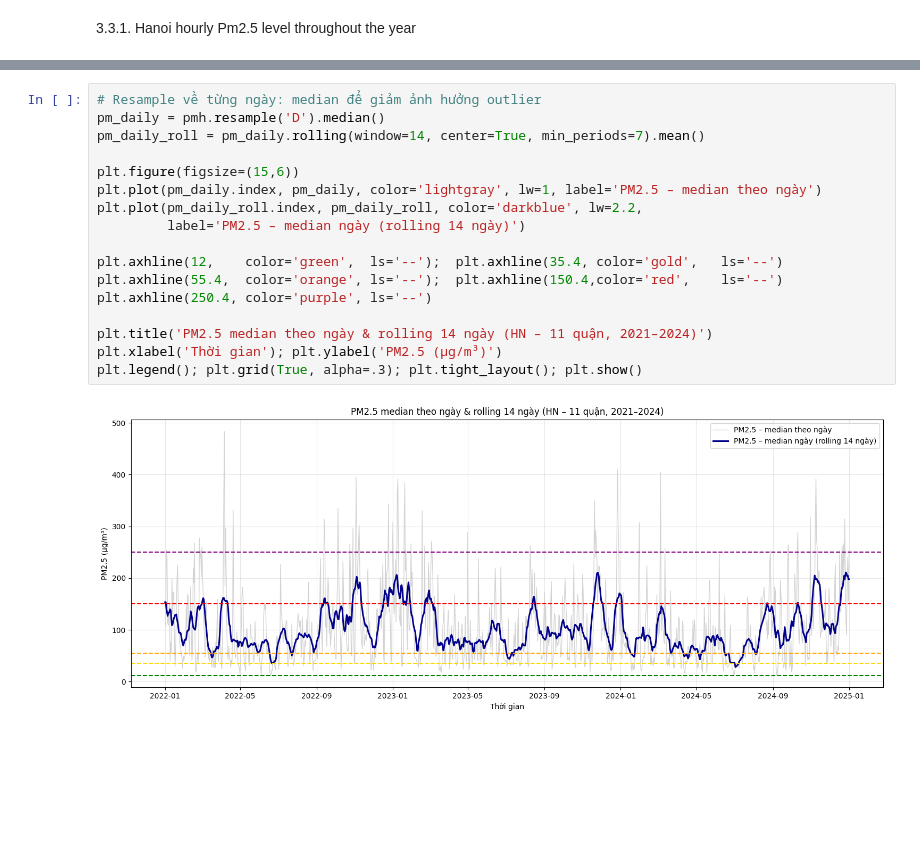
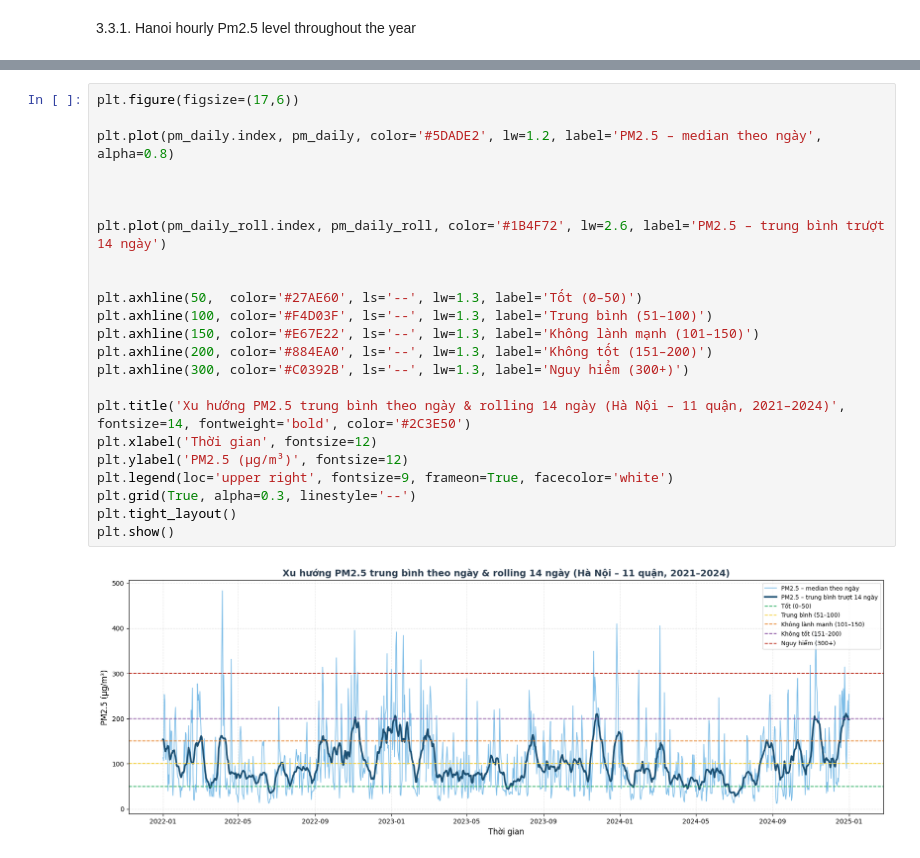
Before and after one commit to HoangHumg1210/Air_Quality-Analysis_HN, a Jupyter notebook: data/Exploratory Data Analysis.ipynb, the cells around one changed output, grey strips where cells are left out. Saved outputs shown, nothing was run; the diff lists cells and outputs as text; blank space fills up the shorter version.

Commit message:
Ngày 8/10/2025

```diff
--- a/data/Exploratory Data Analysis.ipynb
+++ b/data/Exploratory Data Analysis.ipynb
@@ -176,19 +197,25 @@ plt.legend(loc='upper right', fontsize=9); plt.grid(True, alpha=.3); plt.tight_l
 # %%
-# Resample về từng ngày: median để giảm ảnh hưởng outlier
-pm_daily = pmh.resample('D').median()
-pm_daily_roll = pm_daily.rolling(window=14, center=True, min_periods=7).mean()
+plt.figure(figsize=(17,6))
 
-plt.figure(figsize=(15,6))
-plt.plot(pm_daily.index, pm_daily, color='lightgray', lw=1, label='PM2.5 – median theo ngày')
-plt.plot(pm_daily_roll.index, pm_daily_roll, color='darkblue', lw=2.2,
-         label='PM2.5 – median ngày (rolling 14 ngày)')
+plt.plot(pm_daily.index, pm_daily, color='#5DADE2', lw=1.2, label='PM2.5 – median theo ngày', alpha=0.8)
 
-plt.axhline(12,    color='green',  ls='--');  plt.axhline(35.4, color='gold',   ls='--')
-plt.axhline(55.4,  color='orange', ls='--');  plt.axhline(150.4,color='red',    ls='--')
-plt.axhline(250.4, color='purple', ls='--')
 
-plt.title('PM2.5 median theo ngày & rolling 14 ngày (HN – 11 quận, 2021–2024)')
-plt.xlabel('Thời gian'); plt.ylabel('PM2.5 (μg/m³)')
-plt.legend(); plt.grid(True, alpha=.3); plt.tight_layout(); plt.show()
+
+plt.plot(pm_daily_roll.index, pm_daily_roll, color='#1B4F72', lw=2.6, label='PM2.5 – trung bình trượt 14 ngày')
+
+
+plt.axhline(50,  color='#27AE60', ls='--', lw=1.3, label='Tốt (0–50)')
+plt.axhline(100, color='#F4D03F', ls='--', lw=1.3, label='Trung bình (51–100)')
+plt.axhline(150, color='#E67E22', ls='--', lw=1.3, label='Không lành mạnh (101–150)')
+plt.axhline(200, color='#884EA0', ls='--', lw=1.3, label='Không tốt (151–200)')
+plt.axhline(300, color='#C0392B', ls='--', lw=1.3, label='Nguy hiểm (300+)')
+
+plt.title('Xu hướng PM2.5 trung bình theo ngày & rolling 14 ngày (Hà Nội – 11 quận, 2021–2024)', fontsize=14, fontweight='bold', color='#2C3E50')
+plt.xlabel('Thời gian', fontsize=12)
+plt.ylabel('PM2.5 (μg/m³)', fontsize=12)
+plt.legend(loc='upper right', fontsize=9, frameon=True, facecolor='white')
+plt.grid(True, alpha=0.3, linestyle='--')
+plt.tight_layout()
+plt.show()
 # %% [output]
-[figure, old version]
+[figure, new version]
```
Also changed, not shown: parts of 11 cells of this notebook, 2 other files.
